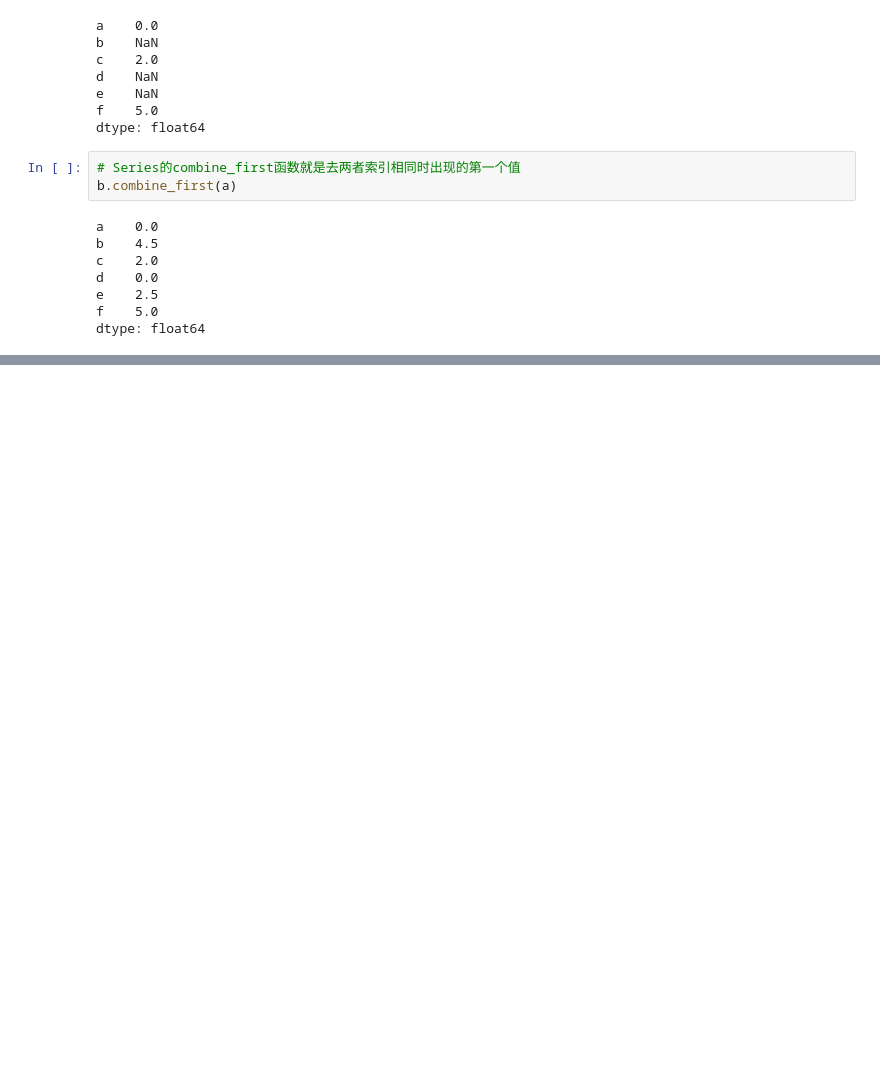
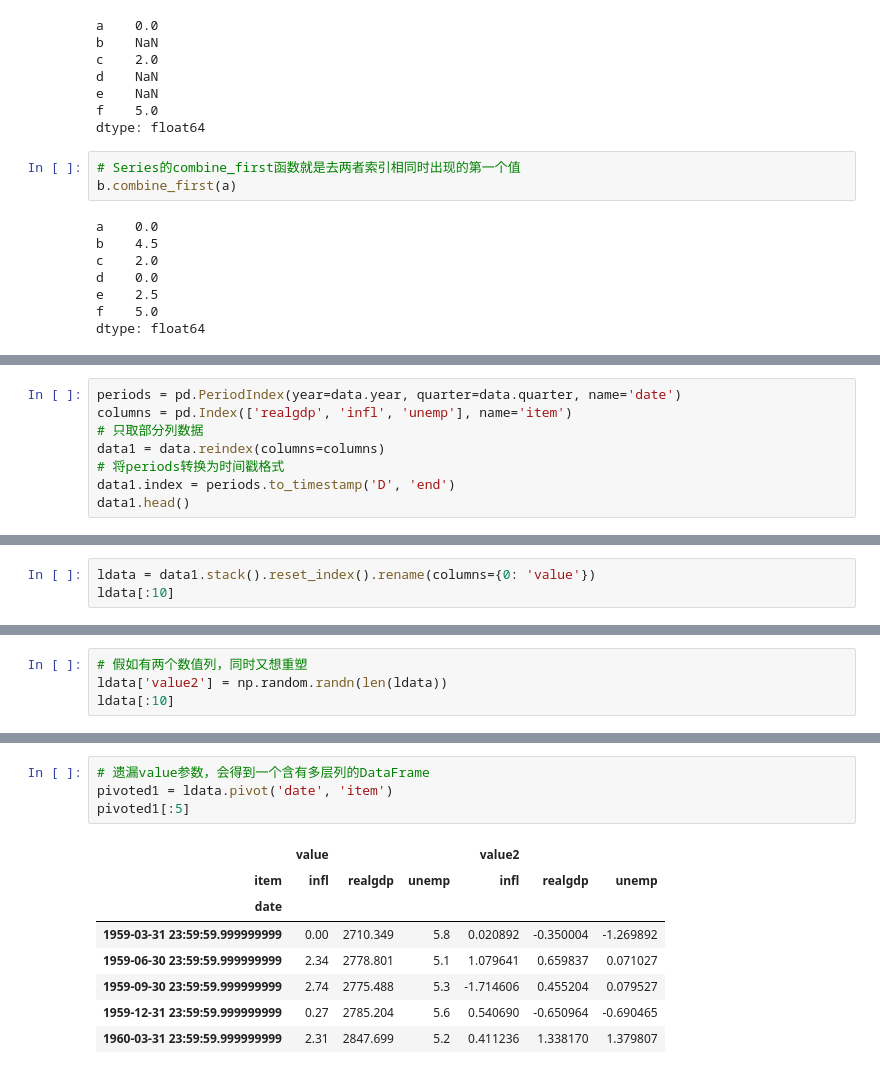
Before and after one commit to wfy0508/LearningPython, a Jupyter notebook: dataAnalysis/chapter8.ipynb, the cells around one changed output, grey strips where cells are left out. Cells and saved outputs as stored; diff of their text form; blank space fills up the shorter version.

```diff
--- a/dataAnalysis/chapter8.ipynb
+++ b/dataAnalysis/chapter8.ipynb
@@ -639,0 +746,8 @@ dtype: float64
+# %%
+periods = pd.PeriodIndex(year=data.year, quarter=data.quarter, name='date')
+columns = pd.Index(['realgdp', 'infl', 'unemp'], name='item')
+# 只取部分列数据
+data1 = data.reindex(columns=columns)
+# 将periods转换为时间戳格式
+data1.index = periods.to_timestamp('D', 'end')
+data1.head()
@@ -639,0 +762,3 @@ dtype: float64
+# %%
+ldata = data1.stack().reset_index().rename(columns={0: 'value'})
+ldata[:10]
@@ -639,0 +799,4 @@ dtype: float64
+# %%
+# 假如有两个数值列，同时又想重塑
+ldata['value2'] = np.random.randn(len(ldata))
+ldata[:10]
@@ -639,0 +815,13 @@ dtype: float64
+# %%
+# 遗漏value参数，会得到一个含有多层列的DataFrame
+pivoted1 = ldata.pivot('date', 'item')
+pivoted1[:5]
+# %% [output]
+|  | value |  |  | value2 |  |  |
+| item | infl | realgdp | unemp | infl | realgdp | unemp |
+| date |  |  |  |  |  |  |
+| 1959-03-31 23:59:59.999999999 | 0.00 | 2710.349 | 5.8 | 0.020892 | -0.350004 | -1.269892 |
+| 1959-06-30 23:59:59.999999999 | 2.34 | 2778.801 | 5.1 | 1.079641 | 0.659837 | 0.071027 |
+| 1959-09-30 23:59:59.999999999 | 2.74 | 2775.488 | 5.3 | -1.714606 | 0.455204 | 0.079527 |
+| 1959-12-31 23:59:59.999999999 | 0.27 | 2785.204 | 5.6 | 0.540690 | -0.650964 | -0.690465 |
+| 1960-03-31 23:59:59.999999999 | 2.31 | 2847.699 | 5.2 | 0.411236 | 1.338170 | 1.379807 |
```
Also changed, not shown: parts of 33 cells of this notebook.
